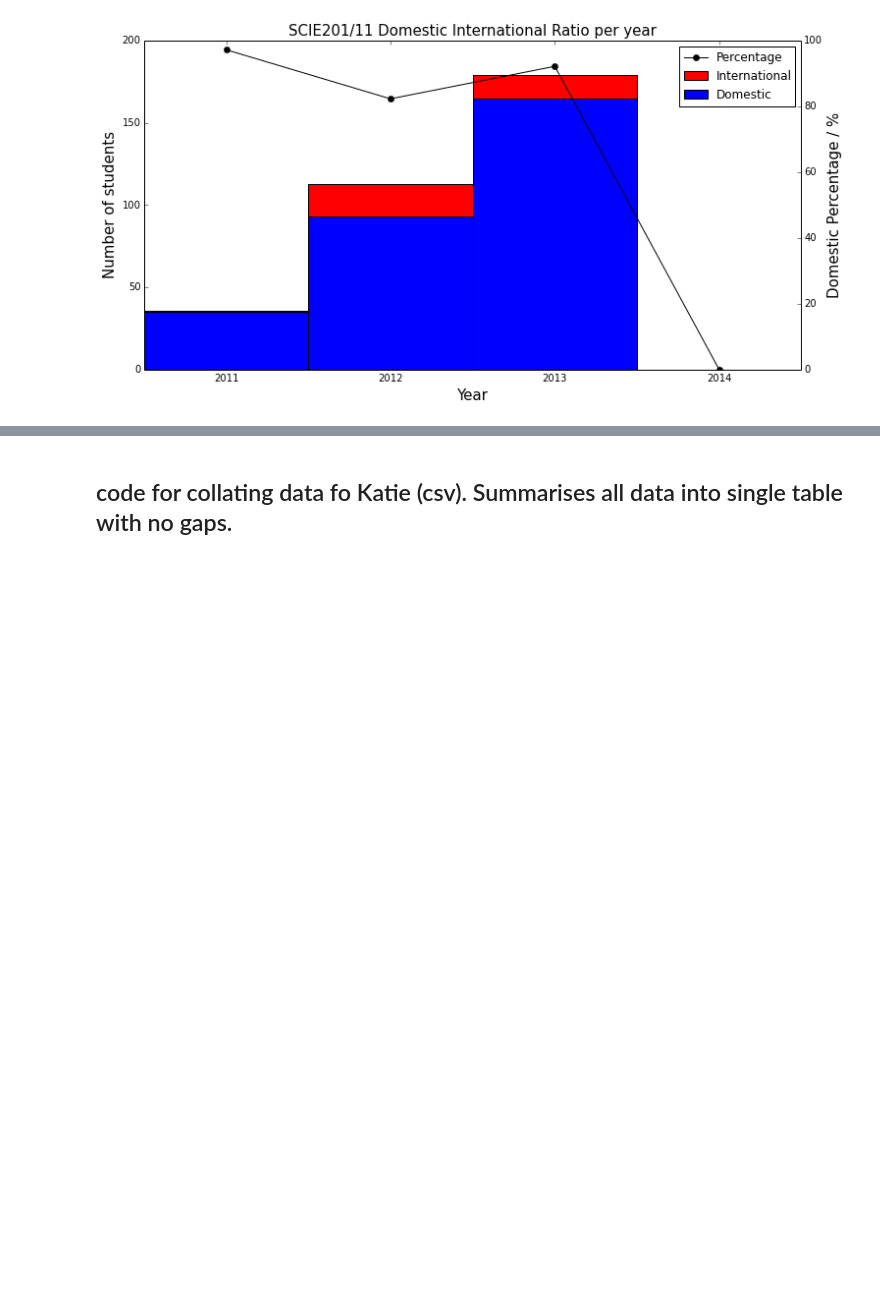
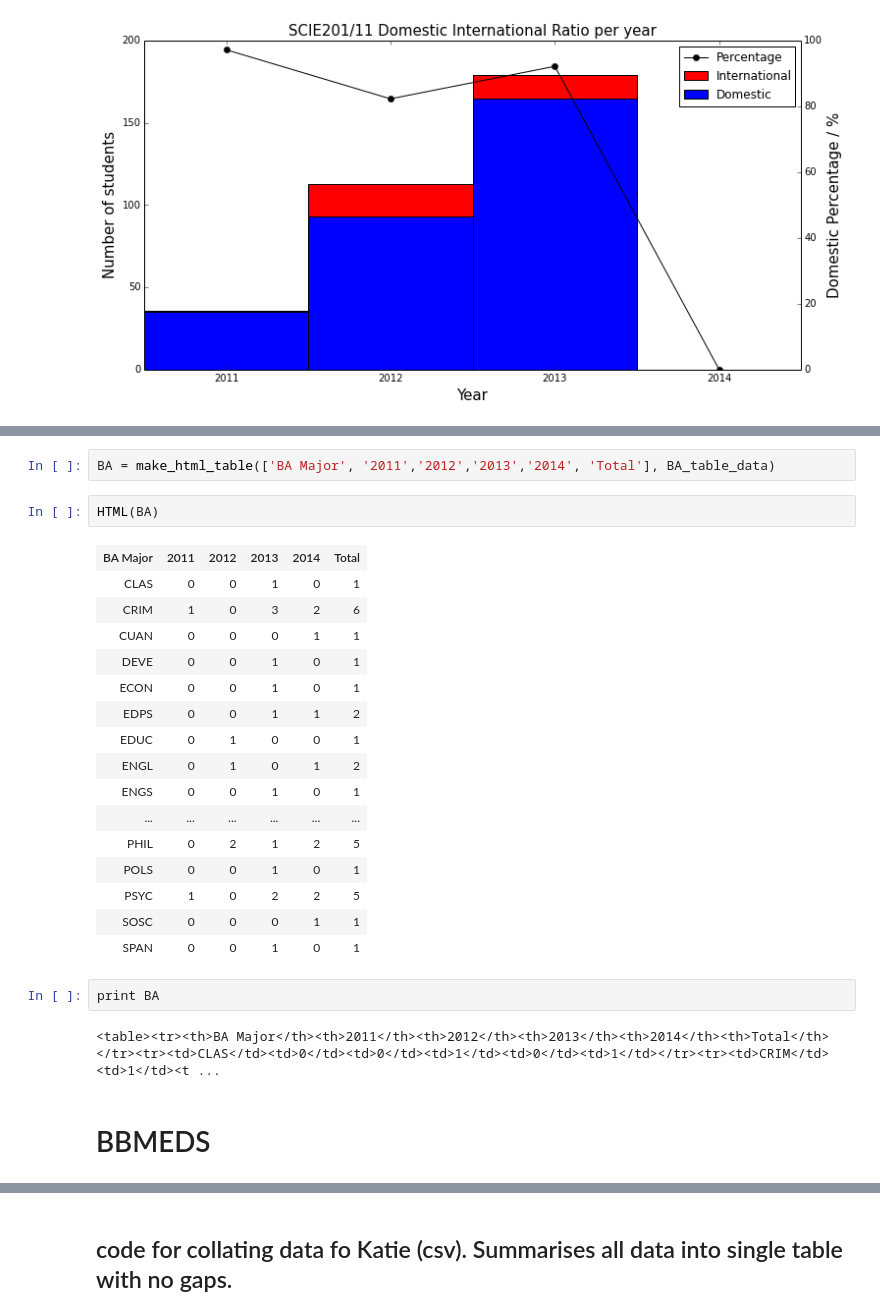
Before and after one commit to kaiwhata/Grade_analysis, a Jupyter notebook: SCIE211_grade_tools.ipynb, the cells around one changed output, grey strips where cells are left out. Cells and saved outputs as stored; diff of their text form; blank space fills up the shorter version.

```diff
--- a/SCIE211_grade_tools.ipynb
+++ b/SCIE211_grade_tools.ipynb
@@ -915,0 +1142,27 @@ ax.set_xlim(0,4)
+# %%
+BA = make_html_table(['BA Major', '2011','2012','2013','2014', 'Total'], BA_table_data)
+# %%
+HTML(BA)
+# %% [output]
+| BA Major | 2011 | 2012 | 2013 | 2014 | Total |
+| CLAS | 0 | 0 | 1 | 0 | 1 |
+| CRIM | 1 | 0 | 3 | 2 | 6 |
+| CUAN | 0 | 0 | 0 | 1 | 1 |
+| DEVE | 0 | 0 | 1 | 0 | 1 |
+| ECON | 0 | 0 | 1 | 0 | 1 |
+| EDPS | 0 | 0 | 1 | 1 | 2 |
+| EDUC | 0 | 1 | 0 | 0 | 1 |
+| ENGL | 0 | 1 | 0 | 1 | 2 |
+| ENGS | 0 | 0 | 1 | 0 | 1 |
+| ... | ... | ... | ... | ... | ... |
+| PHIL | 0 | 2 | 1 | 2 | 5 |
+| POLS | 0 | 0 | 1 | 0 | 1 |
+| PSYC | 1 | 0 | 2 | 2 | 5 |
+| SOSC | 0 | 0 | 0 | 1 | 1 |
+| SPAN | 0 | 0 | 1 | 0 | 1 |
+# %%
+print BA
+# %% [output]
+<table><tr><th>BA Major</th><th>2011</th><th>2012</th><th>2013</th><th>2014</th><th>Total</th></tr><tr><td>CLAS</td><td>0</td><td>0</td><td>1</td><td>0</td><td>1</td></tr><tr><td>CRIM</td><td>1</td><t ...
+# %% [markdown]
+# BBMEDS
```
Also changed, not shown: parts of 29 cells of this notebook.
